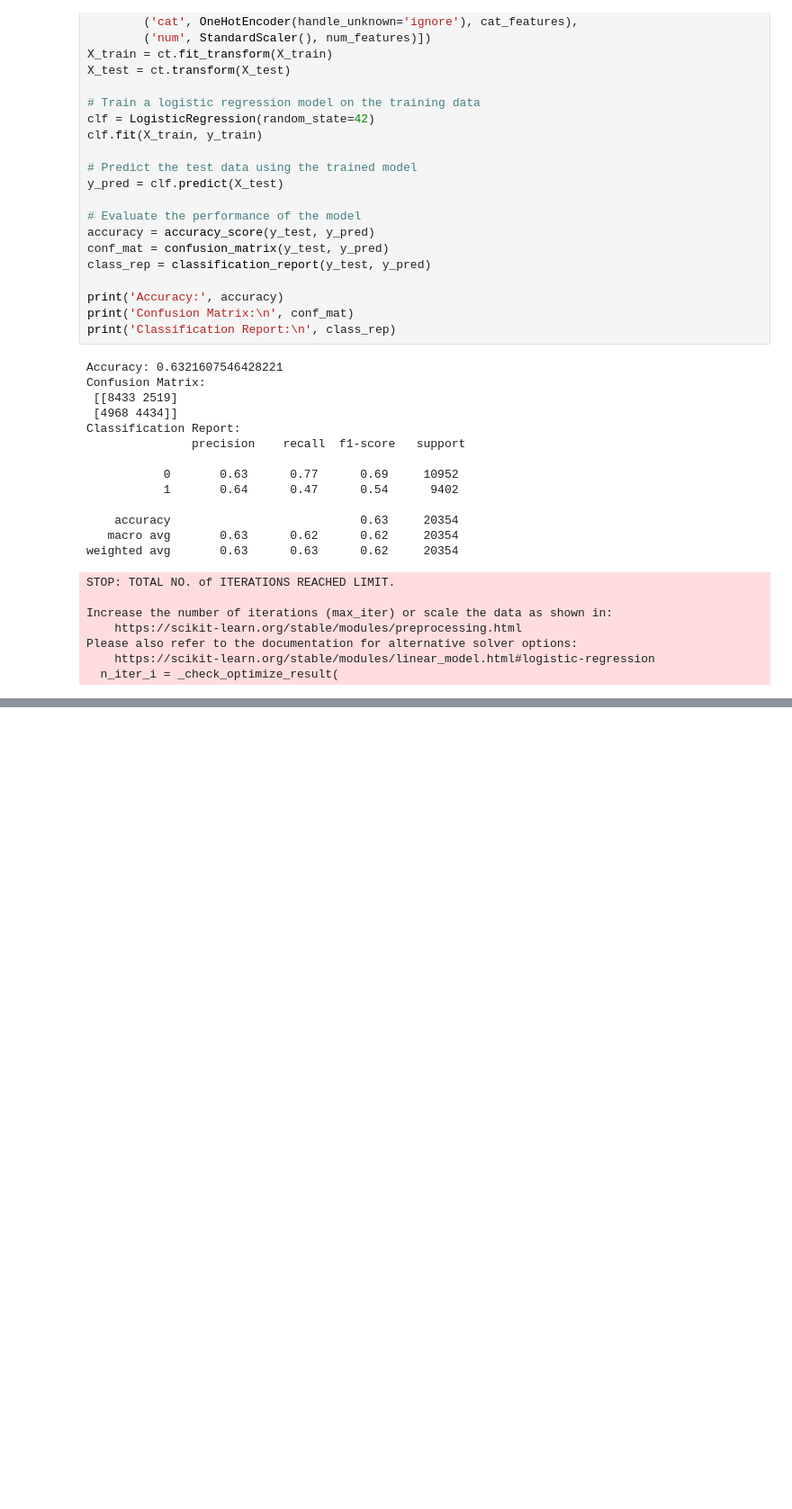
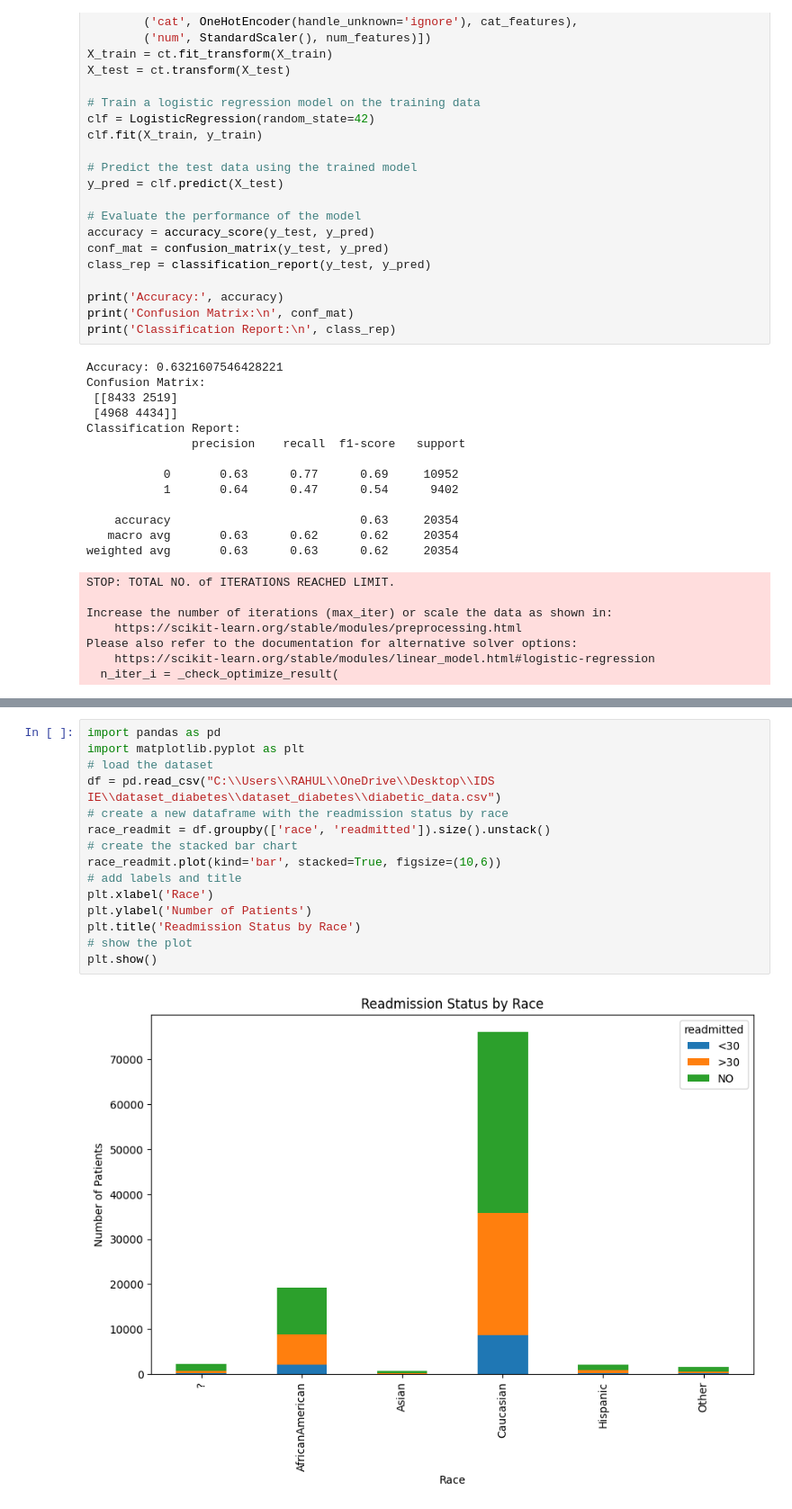
Before and after one commit to Rahul4112002/Electronic_Health_Record, a Jupyter notebook: IDS IE PROJECT-Copy1.ipynb, the cells around one changed output, grey strips where cells are left out. Shown at 90% size. Drawn from its saved outputs; the diff is of its cells as text; blank space fills up the shorter version.

```diff
--- a/IDS IE PROJECT-Copy1.ipynb
+++ b/IDS IE PROJECT-Copy1.ipynb
@@ -215,0 +204,17 @@ plt.show()
+# %%
+import pandas as pd
+import matplotlib.pyplot as plt
+# load the dataset
+df = pd.read_csv("C:\\Users\\RAHUL\\OneDrive\\Desktop\\IDS IE\\dataset_diabetes\\dataset_diabetes\\diabetic_data.csv")
+# create a new dataframe with the readmission status by race
+race_readmit = df.groupby(['race', 'readmitted']).size().unstack()
+# create the stacked bar chart
+race_readmit.plot(kind='bar', stacked=True, figsize=(10,6))
+# add labels and title
+plt.xlabel('Race')
+plt.ylabel('Number of Patients')
+plt.title('Readmission Status by Race')
+# show the plot
+plt.show()
+# %% [output]
+[figure, added]
```
Also changed, not shown: parts of 3 cells of this notebook.
